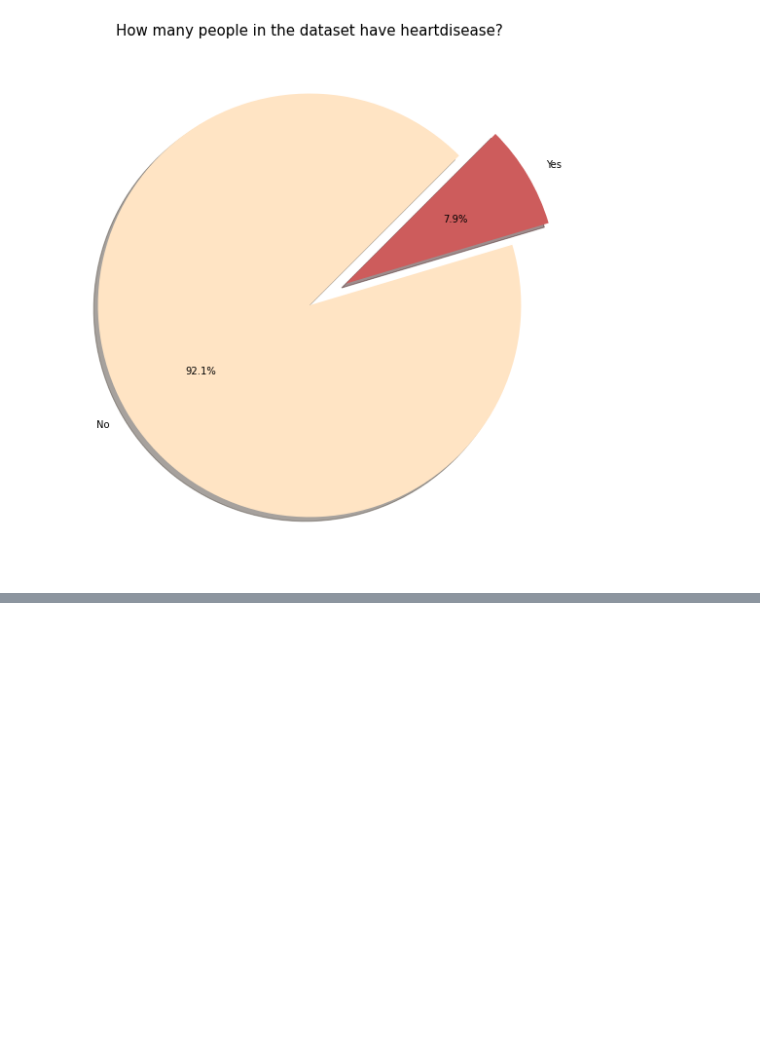
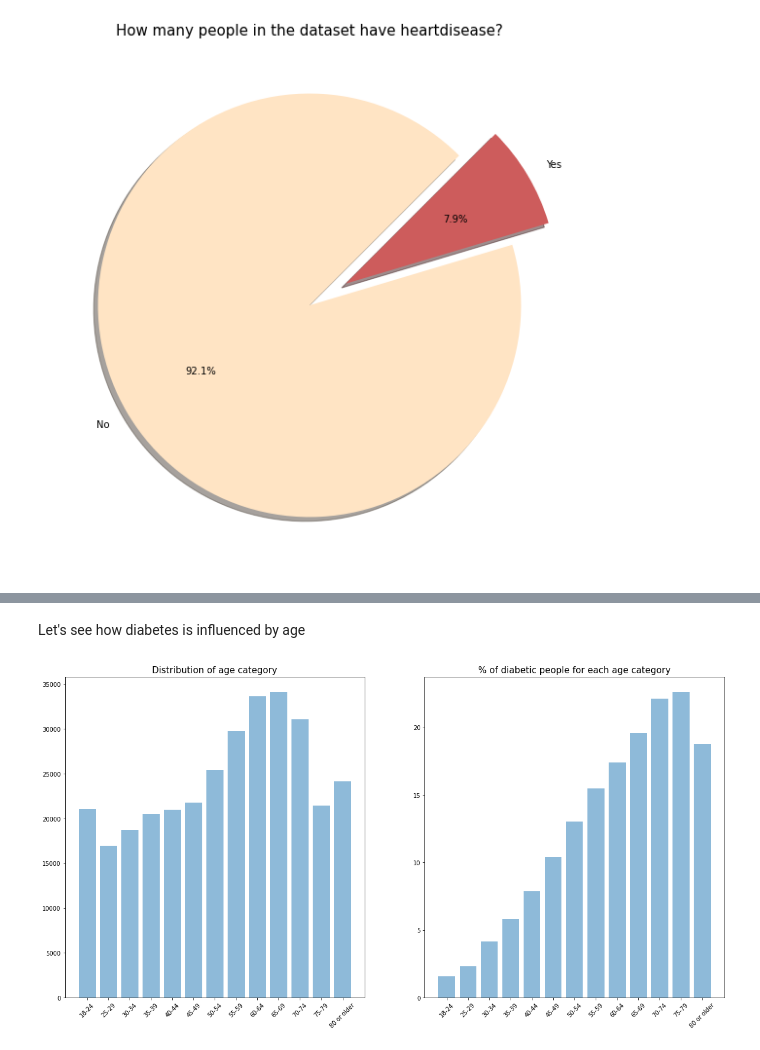
Before and after one commit to michaelfidanza/heart_disease_forecasting, a Jupyter notebook: heart_disease_forecasting.ipynb, the cells around one changed output, grey strips where cells are left out. Drawn from its saved outputs; the diff is of its cells as text; code cells hidden in the pictures; blank space fills up the shorter version.

```diff
--- a/heart_disease_forecasting.ipynb
+++ b/heart_disease_forecasting.ipynb
@@ -228,0 +241,48 @@ plt.show()
+# %% [markdown]
+Let's see how diabetes is influenced by age
+# %%
+fig, ax = plt.subplots(1, 2, figsize=(20,10))
+
+# print((heart_disease_df_sorted['agecategory'].unique()))
+
+# print(len(heart_disease_df_sorted.agecategory[heart_disease_df_sorted.agecategory=='18-24']))
+# print(len(heart_disease_df_sorted.agecategory[heart_disease_df_sorted.agecategory=='25-29']))
+# print(
+#     len(heart_disease_df_sorted.agecategory[(heart_disease_df_sorted.agecategory=='25-29') & (heart_disease_df_sorted.diabetic!='No')])
+#     / len(heart_disease_df_sorted.agecategory[heart_disease_df_sorted.agecategory=='25-29'])
+#     * 100
+#     )
+heart_disease_df_sorted = heart_disease_df.sort_values(by='agecategory')
+
+heart_disease_df_sorted['diabetic'] = heart_disease_df_sorted['diabetic'].map({'Yes' : 1, 'No' : 0, 'Yes (during pregnancy)' : 1, 'No, borderline diabetes' : 0})
+
+diabetic_statistics = heart_disease_df_sorted.groupby('agecategory')['diabetic'].aggregate([sum, 'count'])
+
+diabetic_statistics['percentage'] = diabetic_statistics['sum'] / diabetic_statistics['count'] * 100
+
+
+
+# sns.histplot(
+#     heart_disease_df_sorted['agecategory']
+#     ,ax=ax[0]
+#     )
+
+# sns.histplot(
+#     x = diabetic_statistics.index.tolist()
+#     ,y = 'percentage'
+#     ,data=diabetic_statistics
+#     ,ax=ax[1]
+#     ,bins=13
+#     )
+ax[0].bar(diabetic_statistics.index, diabetic_statistics['count'], align='center', alpha=0.5)
+ax[1].bar(diabetic_statistics.index, diabetic_statistics['percentage'], align='center', alpha=0.5)
+
+ax[0].set_title('Distribution of age category', fontsize=15)
+ax[1].set_title('% of diabetic people for each age category', fontsize=15)
+
+ax[0].tick_params(axis='x', rotation=45)
+ax[1].tick_params(axis='x', rotation=45)
+
+plt.show()
+# %% [output]
+[figure, added]
```
Also changed, not shown: parts of 36 cells of this notebook.
